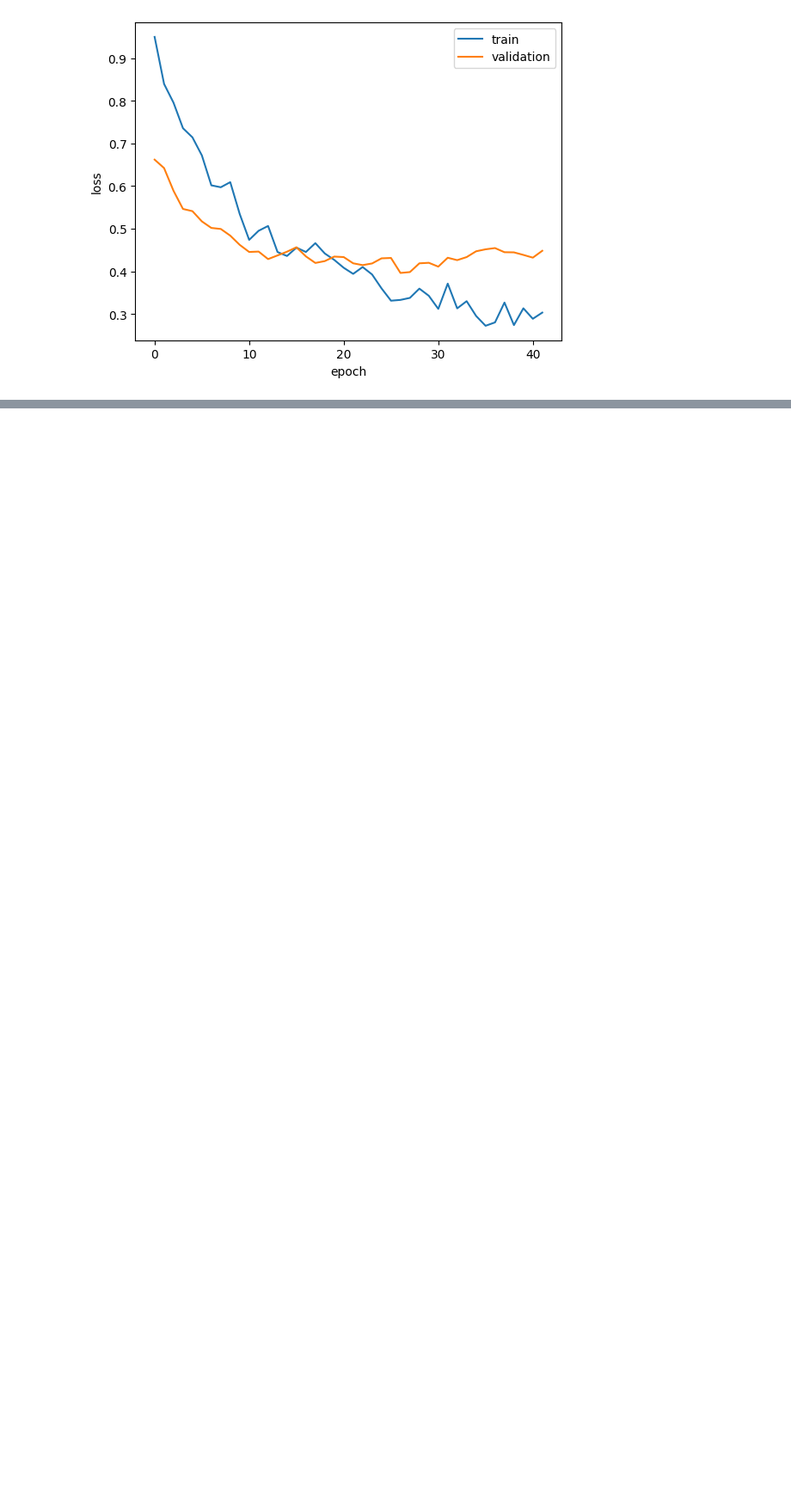
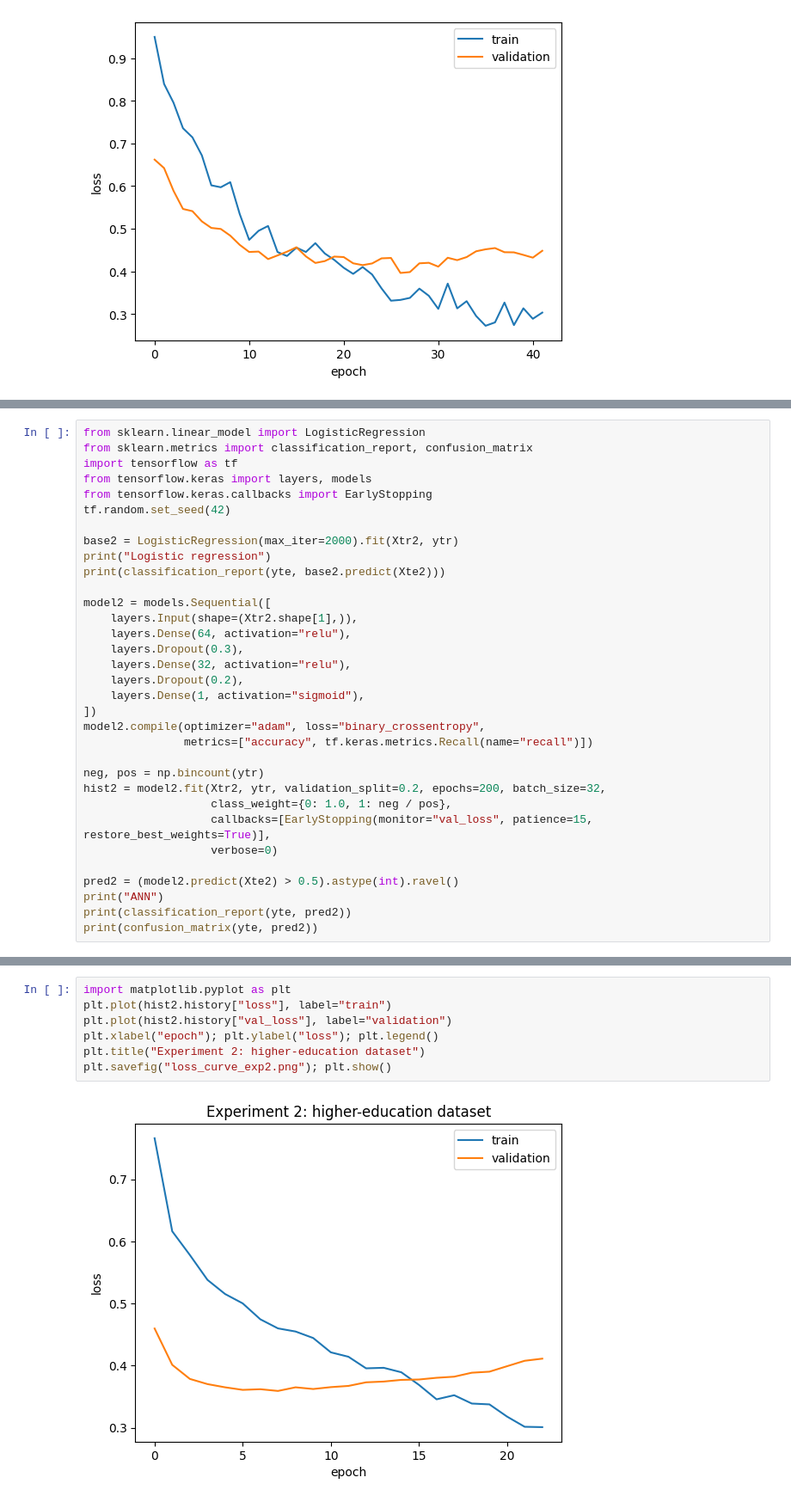
Before and after one commit to Ayesha-creator-hub/student-risk-early-warning, a Jupyter notebook: notebooks/train.ipynb, the cells around one changed output, grey strips where cells are left out. Shown at 86% size. Drawn from its saved outputs; the diff is of its cells as text; blank space fills up the shorter version.

Commit message:
Add experiment on higher-education dataset

```diff
--- a/notebooks/train.ipynb
+++ b/notebooks/train.ipynb
@@ -155,0 +223,33 @@ TF 2.21.0 | sklearn 1.6.1
+# %%
+from sklearn.linear_model import LogisticRegression
+from sklearn.metrics import classification_report, confusion_matrix
+import tensorflow as tf
+from tensorflow.keras import layers, models
+from tensorflow.keras.callbacks import EarlyStopping
+tf.random.set_seed(42)
+
+base2 = LogisticRegression(max_iter=2000).fit(Xtr2, ytr)
+print("Logistic regression")
+print(classification_report(yte, base2.predict(Xte2)))
+
+model2 = models.Sequential([
+    layers.Input(shape=(Xtr2.shape[1],)),
+    layers.Dense(64, activation="relu"),
+    layers.Dropout(0.3),
+    layers.Dense(32, activation="relu"),
+    layers.Dropout(0.2),
+    layers.Dense(1, activation="sigmoid"),
+])
+model2.compile(optimizer="adam", loss="binary_crossentropy",
+               metrics=["accuracy", tf.keras.metrics.Recall(name="recall")])
+
+neg, pos = np.bincount(ytr)
+hist2 = model2.fit(Xtr2, ytr, validation_split=0.2, epochs=200, batch_size=32,
+                   class_weight={0: 1.0, 1: neg / pos},
+                   callbacks=[EarlyStopping(monitor="val_loss", patience=15, restore_best_weights=True)],
+                   verbose=0)
+
+pred2 = (model2.predict(Xte2) > 0.5).astype(int).ravel()
+print("ANN")
+print(classification_report(yte, pred2))
+print(confusion_matrix(yte, pred2))
@@ -155,0 +274,9 @@ TF 2.21.0 | sklearn 1.6.1
+# %%
+import matplotlib.pyplot as plt
+plt.plot(hist2.history["loss"], label="train")
+plt.plot(hist2.history["val_loss"], label="validation")
+plt.xlabel("epoch"); plt.ylabel("loss"); plt.legend()
+plt.title("Experiment 2: higher-education dataset")
+plt.savefig("loss_curve_exp2.png"); plt.show()
+# %% [output]
+[figure, added]
```
Also changed, not shown: parts of 5 cells of this notebook.
